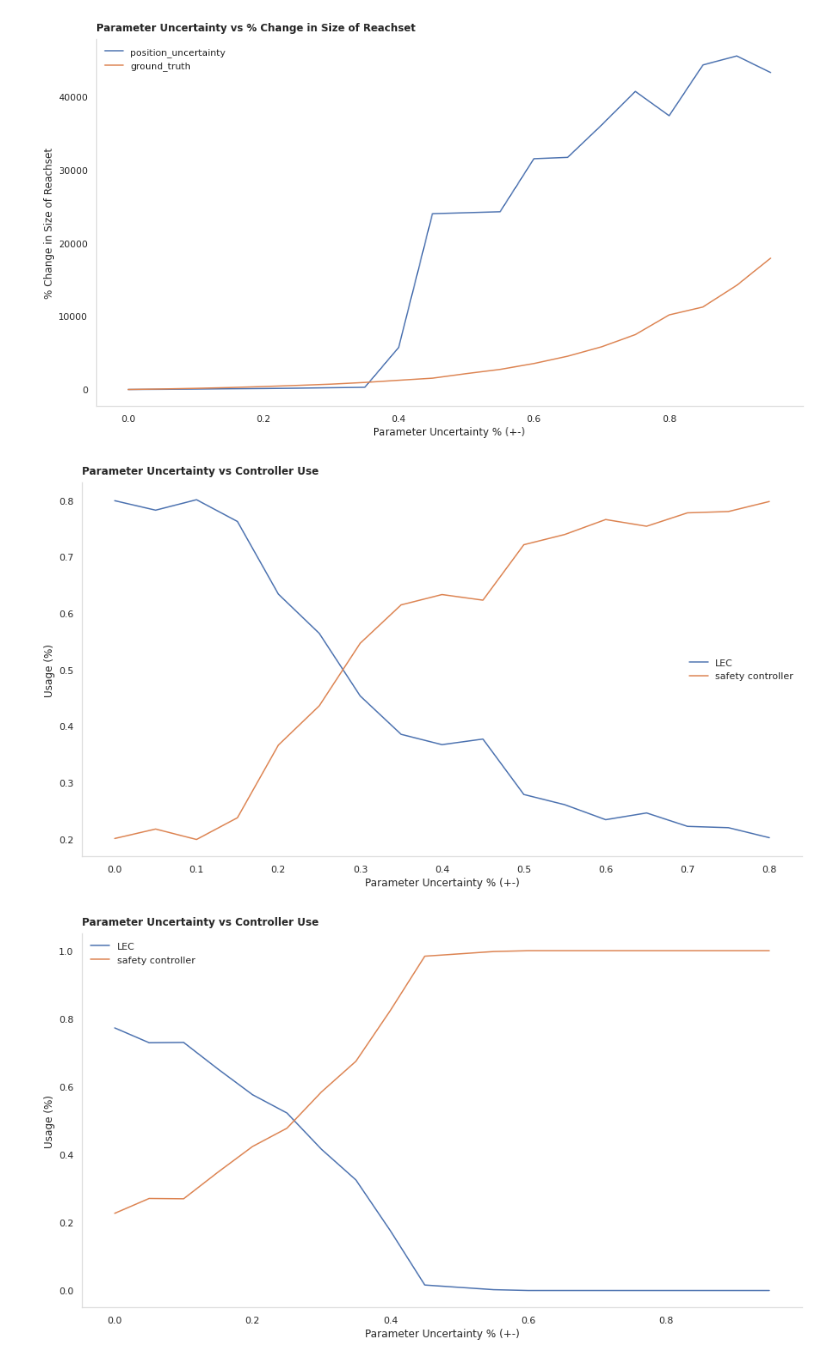
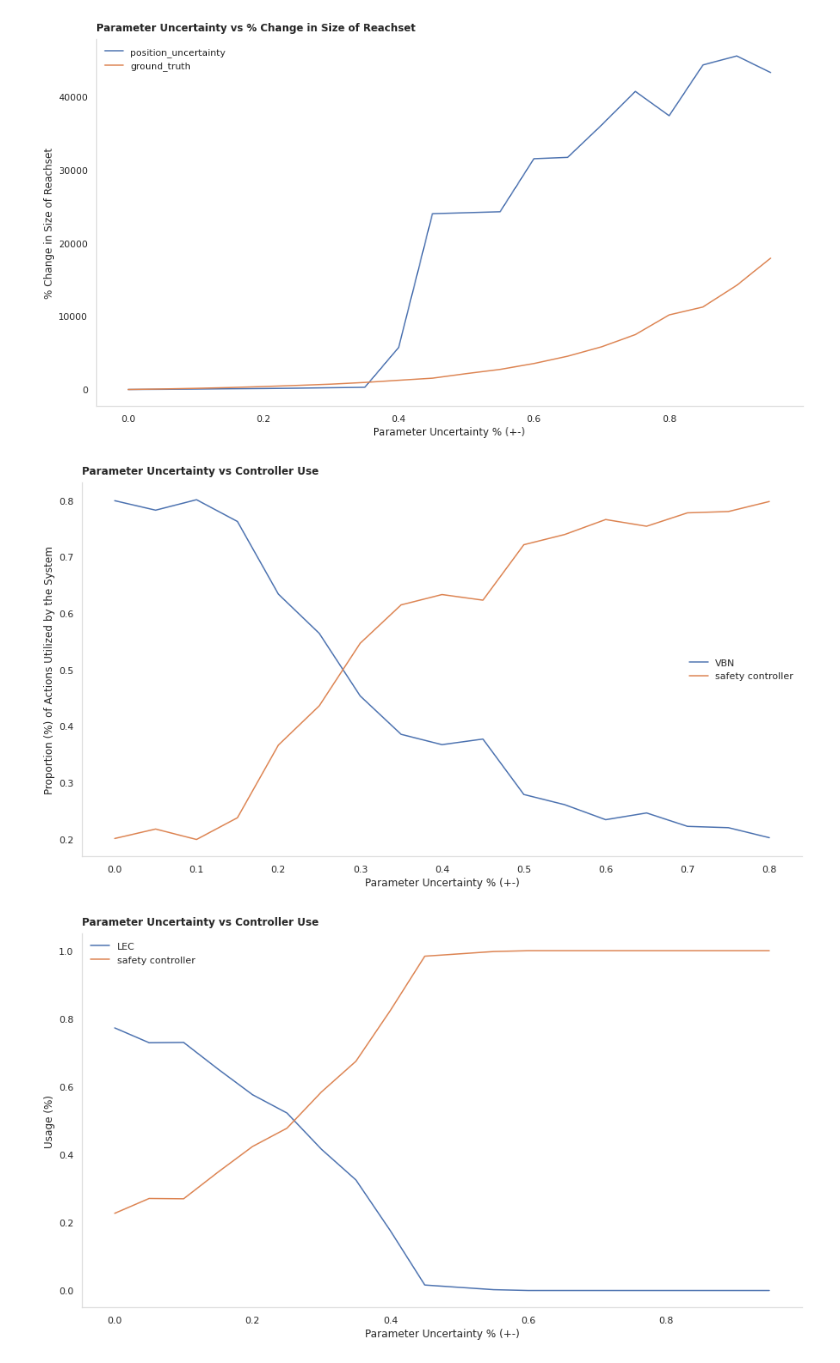
Before and after one commit to pmusau17/Platooning-F1Tenth, a Jupyter notebook: src/rtreach/logs/uncertainty_experiments/UncertaintyExperiments.ipynb, the cells around one changed output. Cells and saved outputs as stored; diff of their text form; code cells hidden in the pictures.

```diff
--- a/src/rtreach/logs/uncertainty_experiments/UncertaintyExperiments.ipynb
+++ b/src/rtreach/logs/uncertainty_experiments/UncertaintyExperiments.ipynb
@@ -135,18 +135,18 @@ _= plt.title("Parameter Uncertainty vs % Change in Size of Reachset",loc='left',
 [figure]
 # %%
 plt.figure(figsize=(15,8))
-ax = sns.lineplot(data=median_gt[median_gt['parameter_uncertainty']<0.85], x="parameter_uncertainty",y="time_taken_lec", label='LEC')
+ax = sns.lineplot(data=median_gt[median_gt['parameter_uncertainty']<0.85], x="parameter_uncertainty",y="time_taken_lec", label='VBN')
 ax = sns.lineplot(data=median_gt[median_gt['parameter_uncertainty']<0.85], x="parameter_uncertainty",y="time_taken_safety_controller",label='safety controller')
 ax.spines['bottom'].set_color('#dddddd')
 ax.spines['left'].set_color('#dddddd')
 sns.despine(left=False, bottom=False, right=True)
 _= plt.legend(loc='best',frameon=False)
 
-_= plt.ylabel("Usage (%)")
+_= plt.ylabel("Proportion (%) of Actions Utilized by the System")
 _= plt.xlabel('Parameter Uncertainty % (+-)')
 _= plt.title("Parameter Uncertainty vs Controller Use",loc='left',pad=10.0,fontweight="bold")
 # %% [output]
-[figure, old version]
+[figure, new version]
 # %%
 plt.figure(figsize=(15,8))
 ax = sns.lineplot(data=median_pu, x="parameter_uncertainty",y="time_taken_lec", label='LEC')
```
Also changed, not shown: parts of 2 cells of this notebook.
